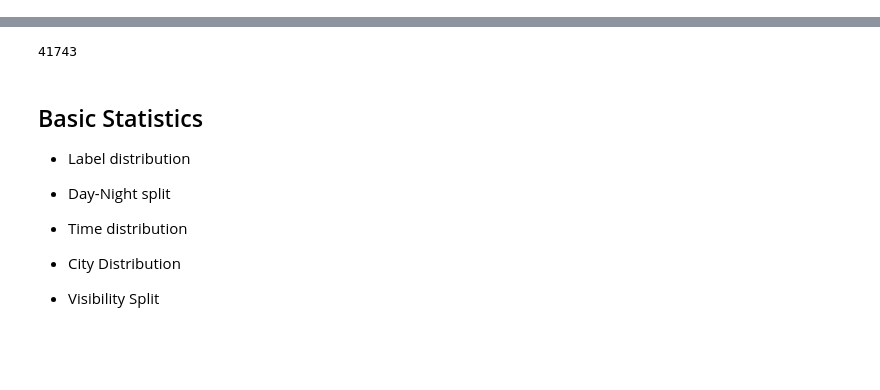
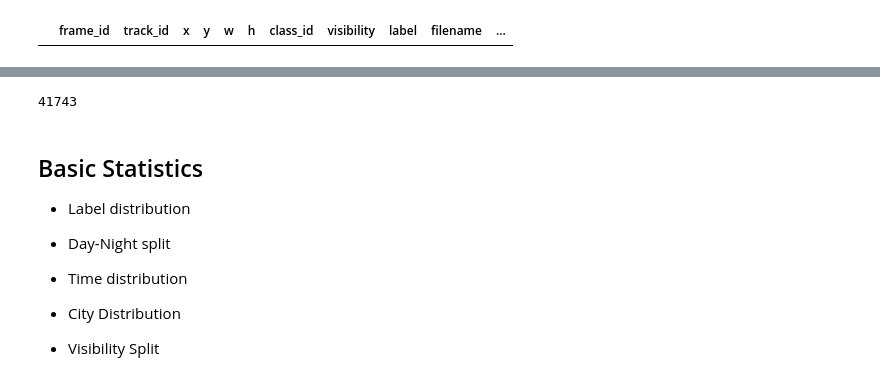
Before and after one commit to Rajsuryan-Singh/master_thesis, a Jupyter notebook: EDA.ipynb, the cells around one changed output, grey strips where cells are left out. Cells and saved outputs as stored; diff of their text form; code cells hidden in the pictures; blank space fills up the shorter version.

```diff
--- a/EDA.ipynb
+++ b/EDA.ipynb
@@ -24,3 +24,7 @@ vid_annot.head()
+# %%
+vid_annot[vid_annot["y"] < 0]
+# %% [output]
+|  | frame_id | track_id | x | y | w | h | class_id | visibility | label | filename | ... |
 # %%
 aud_annot.head()
 # %% [output]
```
Also changed, not shown: parts of 7 cells of this notebook, 5 other files.
